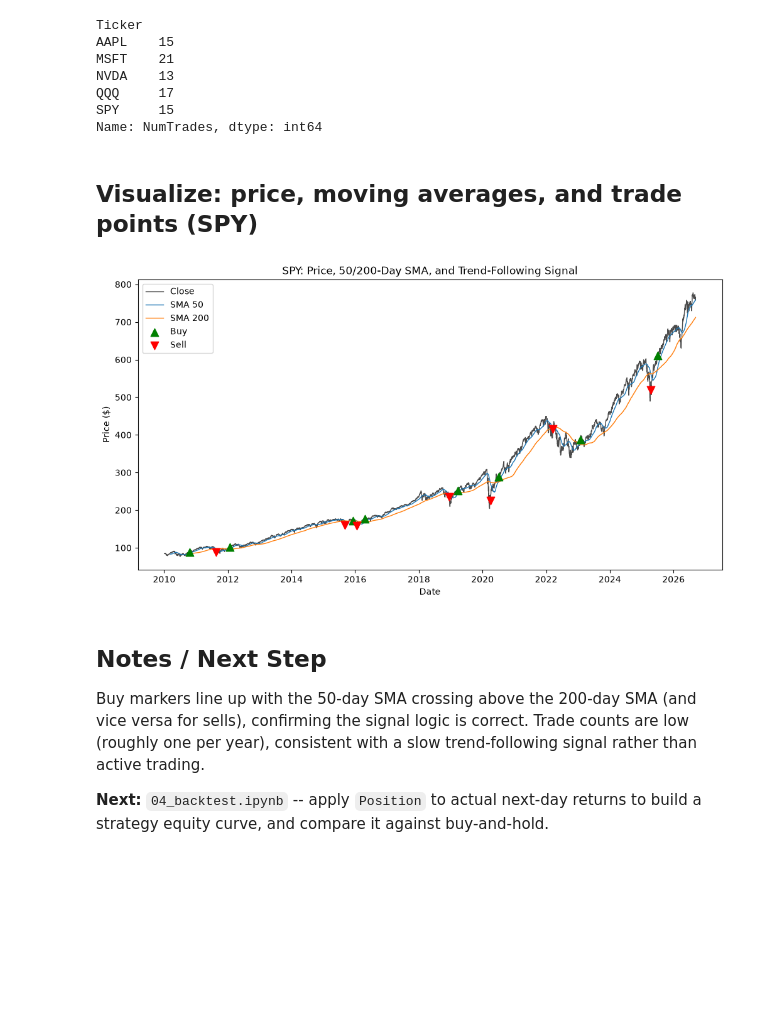
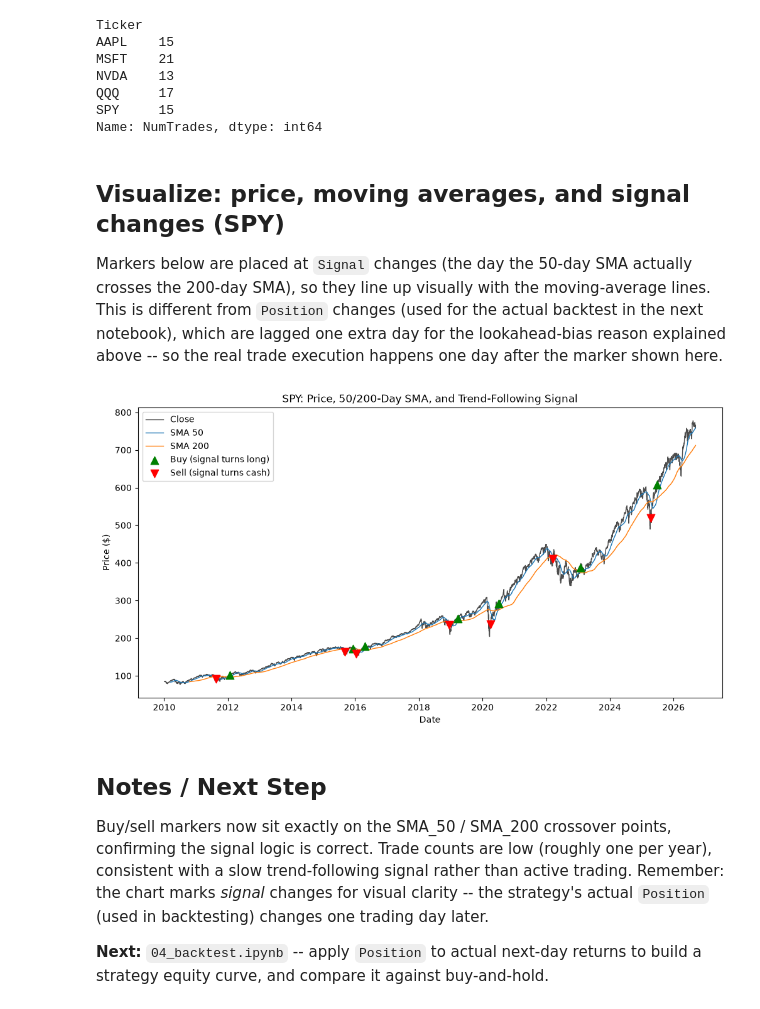
Before and after one commit to Yogurt44/quant-strategy-research, a Jupyter notebook: notebooks/03_strategy_signals.ipynb, the cells around one changed output. Drawn from its saved outputs; the diff is of its cells as text; code cells hidden in the pictures; blank space fills up the shorter version.

Commit message:
Fix crossover markers to align with SMA lines, not lagged Position
The chart was marking Position changes, which are intentionally shifted
one day later than Signal (to avoid lookahead bias in the backtest), so
the buy/sell triangles didn't visually land on the SMA_50/SMA_200
crossover points. Mark Signal changes instead for the visualization --
Position (lagged) is still what the backtest will use for actual trading.

Co-Authored-By: Claude Sonnet 5 <noreply@anthropic.com>
Claude-Session: https://claude.ai/code/session_01LqCouojJ6ajr2CxtiUYVBE

```diff
--- a/notebooks/03_strategy_signals.ipynb
+++ b/notebooks/03_strategy_signals.ipynb
@@ -69,31 +69,33 @@ QQQ     17
 SPY     15
 Name: NumTrades, dtype: int64
 # %% [markdown]
-## Visualize: price, moving averages, and trade points (SPY)
+## Visualize: price, moving averages, and signal changes (SPY)
+
+Markers below are placed at `Signal` changes (the day the 50-day SMA actually crosses the 200-day SMA), so they line up visually with the moving-average lines. This is different from `Position` changes (used for the actual backtest in the next notebook), which are lagged one extra day for the lookahead-bias reason explained above -- so the real trade execution happens one day after the marker shown here.
 # %%
 spy = sig[sig["Ticker"] == "SPY"].copy()
-spy["PositionChange"] = spy["Position"].diff()
+spy["SignalChange"] = spy["Signal"].diff()
 
-buys = spy[spy["PositionChange"] == 1]
-sells = spy[spy["PositionChange"] == -1]
+buys = spy[spy["SignalChange"] == 1]
+sells = spy[spy["SignalChange"] == -1]
 
 fig, ax = plt.subplots(figsize=(12, 6))
 ax.plot(spy["Date"], spy["Close"], label="Close", color="black", linewidth=1, alpha=0.7)
 ax.plot(spy["Date"], spy["SMA_50"], label="SMA 50", linewidth=1)
 ax.plot(spy["Date"], spy["SMA_200"], label="SMA 200", linewidth=1)
-ax.scatter(buys["Date"], buys["Close"], marker="^", color="green", s=80, label="Buy", zorder=5)
-ax.scatter(sells["Date"], sells["Close"], marker="v", color="red", s=80, label="Sell", zorder=5)
+ax.scatter(buys["Date"], buys["Close"], marker="^", color="green", s=80, label="Buy (signal turns long)", zorder=5)
+ax.scatter(sells["Date"], sells["Close"], marker="v", color="red", s=80, label="Sell (signal turns cash)", zorder=5)
 
 ax.set_title("SPY: Price, 50/200-Day SMA, and Trend-Following Signal")
 ax.set_xlabel("Date")
 ax.set_ylabel("Price ($)")
 ax.legend()
 plt.show()
 # %% [output]
-[figure, old version]
+[figure, new version]
 # %% [markdown]
 ## Notes / Next Step
 
-Buy markers line up with the 50-day SMA crossing above the 200-day SMA (and vice versa for sells), confirming the signal logic is correct. Trade counts are low (roughly one per year), consistent with a slow trend-following signal rather than active trading.
+Buy/sell markers now sit exactly on the SMA_50 / SMA_200 crossover points, confirming the signal logic is correct. Trade counts are low (roughly one per year), consistent with a slow trend-following signal rather than active trading. Remember: the chart marks *signal* changes for visual clarity -- the strategy's actual `Position` (used in backtesting) changes one trading day later.
 
 **Next:** `04_backtest.ipynb` -- apply `Position` to actual next-day returns to build a strategy equity curve, and compare it against buy-and-hold.
```
